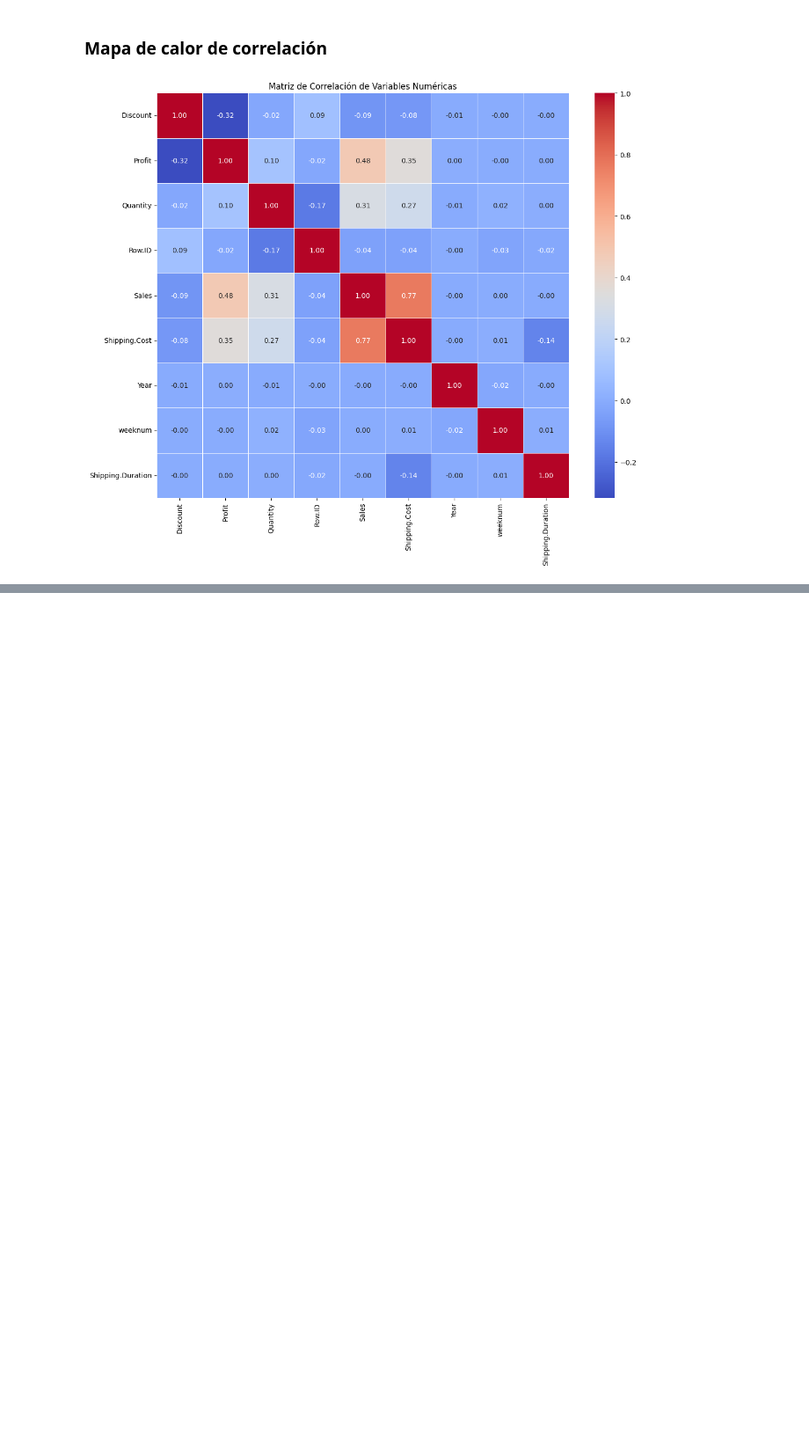
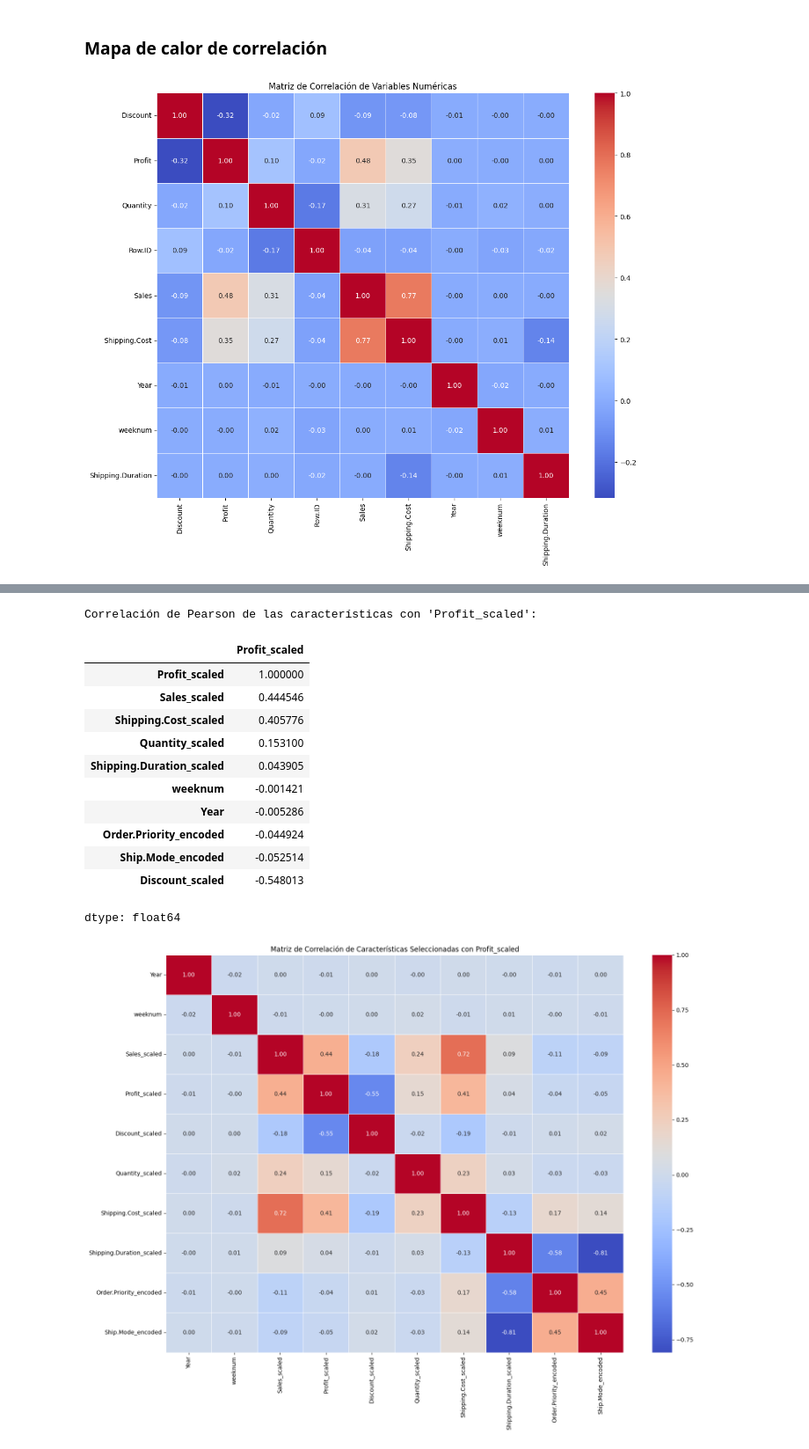
Before and after one commit to DAGP1145/Machinlearning, a Jupyter notebook: Machinelearning.ipynb, the cells around one changed output, grey strips where cells are left out. Shown at 88% size. Saved outputs shown, nothing was run; the diff lists cells and outputs as text; code cells hidden in the pictures; blank space fills up the shorter version.

```diff
--- a/Machinelearning.ipynb
+++ b/Machinelearning.ipynb
@@ -1581,0 +1570,25 @@ plt.show()
+# %%
+priority_order = ['Low', 'Medium', 'High', 'Critical']
+ship_mode_order = ['Standard Class', 'Second Class', 'First Class', 'Same Day']
+
+
+encoder_priority = OrdinalEncoder(categories=[priority_order])
+df_cleaned['Order.Priority_encoded'] = encoder_priority.fit_transform(df_cleaned[['Order.Priority']])
+
+
+encoder_ship_mode = OrdinalEncoder(categories=[ship_mode_order])
+df_cleaned['Ship.Mode_encoded'] = encoder_ship_mode.fit_transform(df_cleaned[['Ship.Mode']])
+
+
+df_cleaned = df_cleaned.drop(columns=['Order.Priority', 'Ship.Mode'])
+
+print("DataFrame df_cleaned después de aplicar Ordinal Encoding:")
+display(df_cleaned.head())
+
+print("\nValores únicos y su codificación para 'Order.Priority':")
+for i, val in enumerate(priority_order):
+    print(f"  {val}: {i}")
+
+print("\nValores únicos y su codificación para 'Ship.Mode':")
+for i, val in enumerate(ship_mode_order):
+    print(f"  {val}: {i}")
@@ -1581,0 +1615,35 @@ plt.show()
+# %%
+selected_columns = [col for col in df_cleaned.columns if '_scaled' in col or '_encoded' in col or col == 'Year' or col == 'weeknum']
+
+if 'Profit_scaled' not in selected_columns:
+    selected_columns.append('Profit_scaled')
+
+corr_df = df_cleaned[selected_columns].copy()
+
+correlation_matrix = corr_df.corr()
+correlations_with_profit = correlation_matrix['Profit_scaled'].sort_values(ascending=False)
+
+print("Correlación de Pearson de las características con 'Profit_scaled':")
+display(correlations_with_profit)
+
+# Crear el mapa de calor
+plt.figure(figsize=(16, 12))
+sns.heatmap(correlation_matrix, annot=True, cmap='coolwarm', fmt=".2f", linewidths=.5)
+plt.title('Matriz de Correlación de Características Seleccionadas con Profit_scaled')
+plt.tight_layout()
+plt.show()
+# %% [output]
+Correlación de Pearson de las características con 'Profit_scaled':
+|  | Profit_scaled |
+| Profit_scaled | 1.000000 |
+| Sales_scaled | 0.444546 |
+| Shipping.Cost_scaled | 0.405776 |
+| Quantity_scaled | 0.153100 |
+| Shipping.Duration_scaled | 0.043905 |
+| weeknum | -0.001421 |
+| Year | -0.005286 |
+| Order.Priority_encoded | -0.044924 |
+| Ship.Mode_encoded | -0.052514 |
+| Discount_scaled | -0.548013 |
+dtype: float64
+[figure, added]
```
Also changed, not shown: parts of 28 cells of this notebook.
